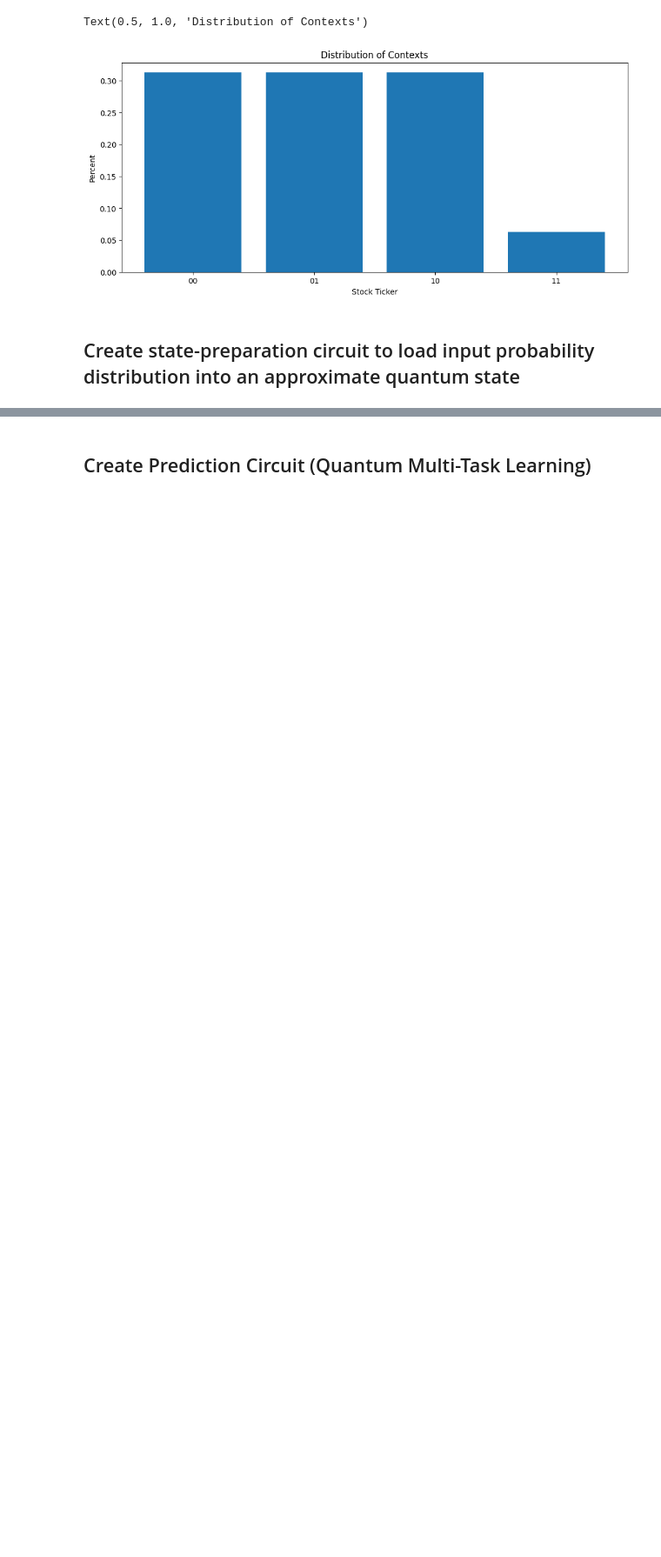
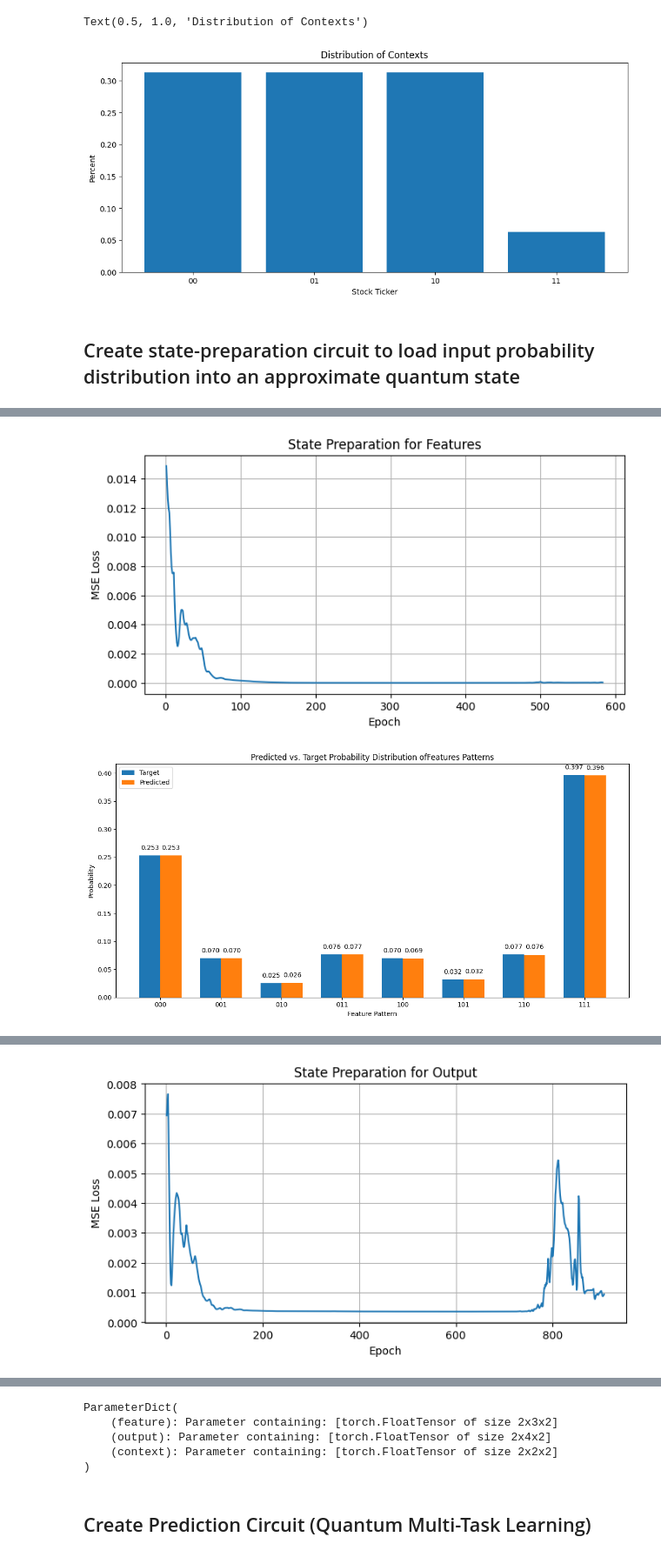
Before and after one commit to Rishivarshil/osuquantumclub, a Jupyter notebook: qmtl.ipynb, the cells around one changed output, grey strips where cells are left out. Shown: that part at 87% size. Cells and saved outputs as stored; diff of their text form; code cells hidden in the pictures; blank space fills up the shorter version.

Commit message:
Implemented training ansatz for all inputs (includes output & context)

```diff
--- a/qmtl.ipynb
+++ b/qmtl.ipynb
@@ -235,28 +235,17 @@ Text(0.5, 1.0, 'Distribution of Contexts')
 import pennylane as qml
 
 L_SP = 2 # number of layers for state preparation ansatz
-N_WIRES_SP = WINDOW_SIZE - 1  # 3 qubits for 3 features
 
-dev_sp = qml.device("default.qubit", wires=N_WIRES_SP)
-
-def hardware_efficient_ansatz(params, n_wires=N_WIRES_SP):
+def hardware_efficient_ansatz(params, wires):
     #Hadamard layer
-    for i in range(n_wires):
-        qml.Hadamard(wires=i)
+    for wire in wires:
+        qml.Hadamard(wire)
 
     #Optimization layers
     for l in range(L_SP):
-        for i in range(n_wires):
-            qml.RY(params[l][i][0], wires=i)
-            qml.RZ(params[l][i][1], wires=i)
+        for i in range(len(wires)):
+            qml.RY(params[l][i][0], wires=wires[i])
+            qml.RZ(params[l][i][1], wires=wires[i])
 
-        for j in range(n_wires):
-            qml.CNOT(wires=[j, (j + 1) % n_wires])
-
-@qml.qnode(dev_sp, interface='torch', diff_method='spsa')
-def sp_circuit(params):
-
-    hardware_efficient_ansatz(params)
-
-    return qml.probs(wires=range(N_WIRES_SP))
+            qml.CNOT(wires=[wires[i], wires[(i + 1) % len(wires)]])
 # %%
@@ -399,0 +368,15 @@ plt.show()
+# %%
+# train ansatz for all three states to prep
+
+feature_probs_torch = torch.tensor(feature_probs, dtype=torch.float64)
+output_probs_torch = torch.tensor(output_probs, dtype=torch.float64)
+context_probs_torch = torch.tensor(context_dist, dtype=torch.float64)
+
+sp_params = nn.ParameterDict()
+
+sp_params['feature'] = train_ansatz(feature_probs_torch, 'Features')
+sp_params['output'] = train_ansatz(output_probs_torch, 'Output')
+sp_params['context'] = train_ansatz(context_probs_torch, 'Context')
+
+print(sp_params)
+# %% [output]
@@ -399,0 +400,2 @@ plt.show()
+[figure, added]
+[figure, added]
@@ -399,0 +419 @@ plt.show()
+[figure, added]
@@ -400,3 +440,8 @@ plt.show()
+ParameterDict(
+    (feature): Parameter containing: [torch.FloatTensor of size 2x3x2]
+    (output): Parameter containing: [torch.FloatTensor of size 2x4x2]
+    (context): Parameter containing: [torch.FloatTensor of size 2x2x2]
+)
 # %% [markdown]
 ## Create Prediction Circuit (Quantum Multi-Task Learning)
 # %%
```
Also changed, not shown: parts of 3 cells of this notebook.
